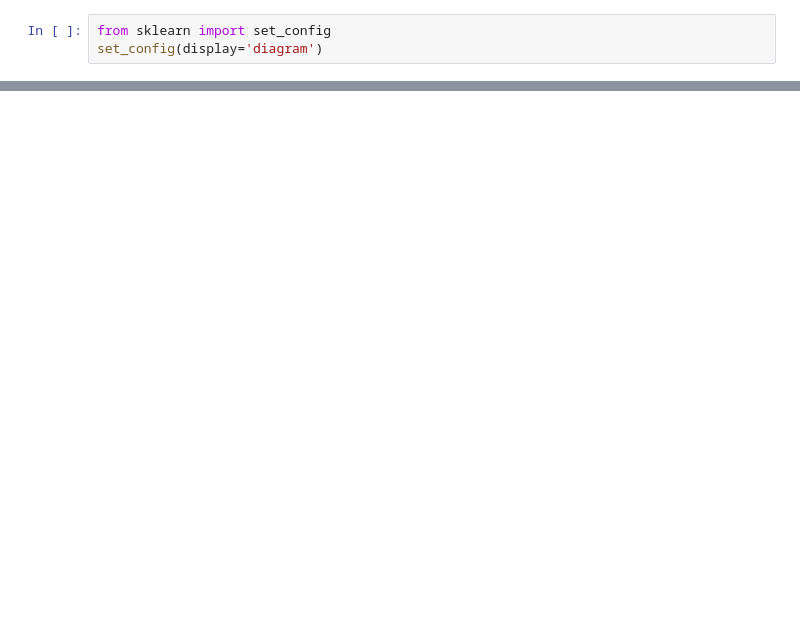
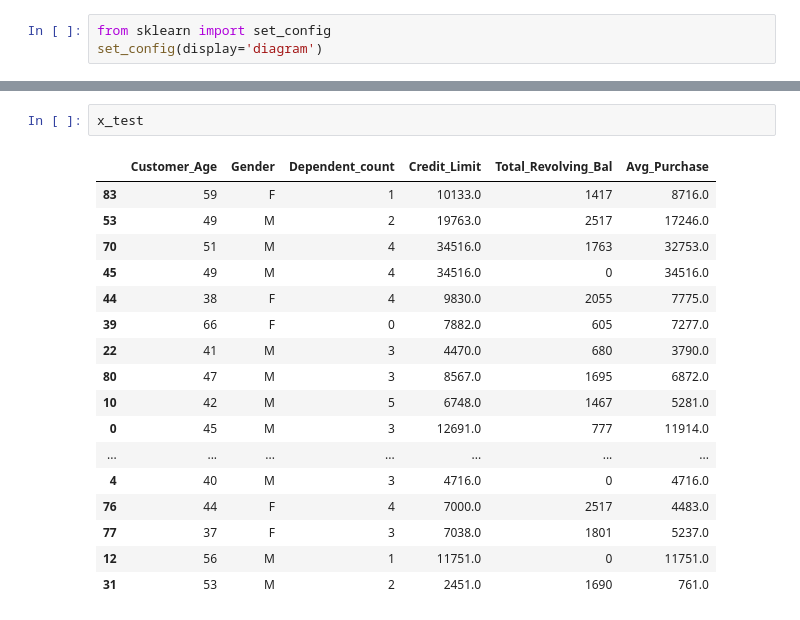
Before and after one commit to jahidalib/pydatabase, a Jupyter notebook: pipeline/credit_card_backend.ipynb, the cells around one changed output, grey strips where cells are left out. Cells and saved outputs as stored; diff of their text form; blank space fills up the shorter version.

```diff
--- a/pipeline/credit_card_backend.ipynb
+++ b/pipeline/credit_card_backend.ipynb
@@ -144,0 +195,20 @@ TypeError: fit_transform() takes 2 positional arguments but 3 were given
+# %%
+x_test
+# %% [output]
+|  | Customer_Age | Gender | Dependent_count | Credit_Limit | Total_Revolving_Bal | Avg_Purchase |
+| 83 | 59 | F | 1 | 10133.0 | 1417 | 8716.0 |
+| 53 | 49 | M | 2 | 19763.0 | 2517 | 17246.0 |
+| 70 | 51 | M | 4 | 34516.0 | 1763 | 32753.0 |
+| 45 | 49 | M | 4 | 34516.0 | 0 | 34516.0 |
+| 44 | 38 | F | 4 | 9830.0 | 2055 | 7775.0 |
+| 39 | 66 | F | 0 | 7882.0 | 605 | 7277.0 |
+| 22 | 41 | M | 3 | 4470.0 | 680 | 3790.0 |
+| 80 | 47 | M | 3 | 8567.0 | 1695 | 6872.0 |
+| 10 | 42 | M | 5 | 6748.0 | 1467 | 5281.0 |
+| 0 | 45 | M | 3 | 12691.0 | 777 | 11914.0 |
+| ... | ... | ... | ... | ... | ... | ... |
+| 4 | 40 | M | 3 | 4716.0 | 0 | 4716.0 |
+| 76 | 44 | F | 4 | 7000.0 | 2517 | 4483.0 |
+| 77 | 37 | F | 3 | 7038.0 | 1801 | 5237.0 |
+| 12 | 56 | M | 1 | 11751.0 | 0 | 11751.0 |
+| 31 | 53 | M | 2 | 2451.0 | 1690 | 761.0 |
```
Also changed, not shown: parts of 17 cells of this notebook.
